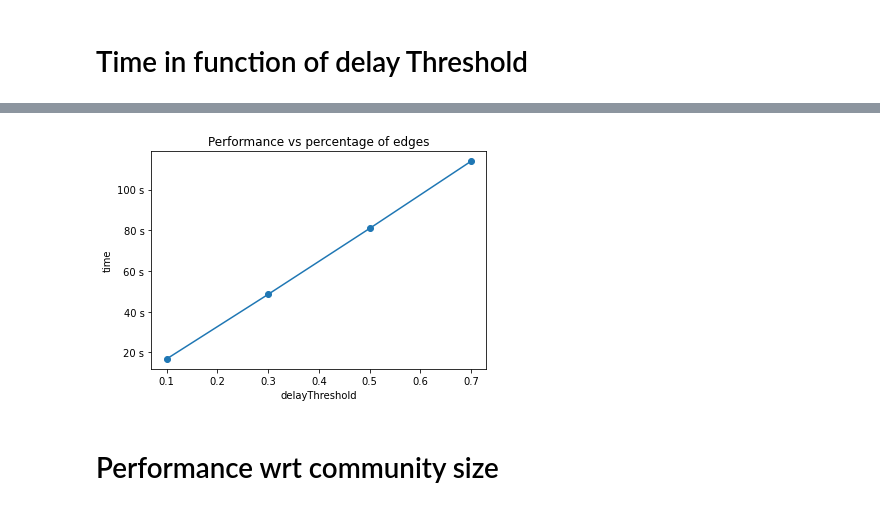
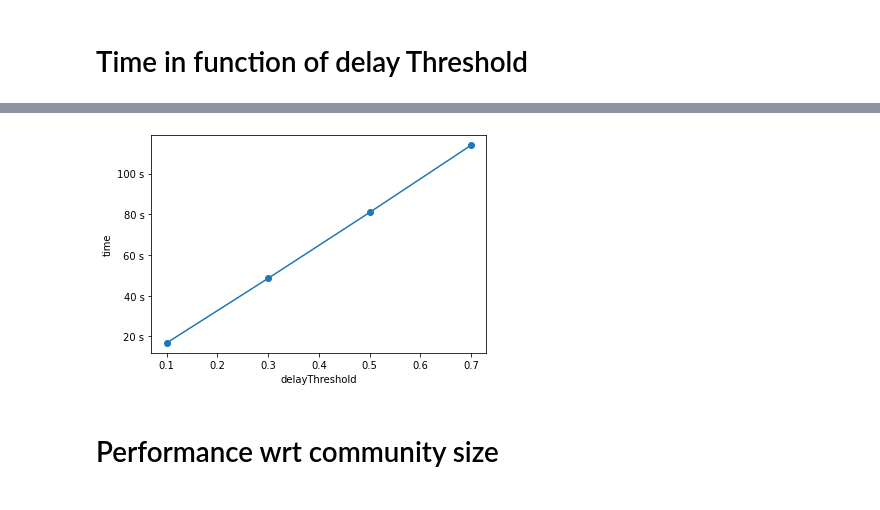
Before and after one commit to OscarPindaro/partition, a Jupyter notebook: Testing/testingPaps.ipynb, the cells around one changed output, grey strips where cells are left out. Drawn from its saved outputs; the diff is of its cells as text; code cells hidden in the pictures.

```diff
--- a/Testing/testingPaps.ipynb
+++ b/Testing/testingPaps.ipynb
@@ -88,12 +105,12 @@ timeNodes5000=[float(x["Mediana"])/1000 if x["Mediana"]!='ZZZ' else 0 for x in i
 # %%
 plt.plot(delays, timeNodes5000, 'o-')
 #plt.legend()
-plt.title("Performance vs percentage of edges")
+#plt.title("Performance vs percentage of edges")
 plt.xlabel("delayThreshold")
 plt.ylabel("time")
 plt.gca().yaxis.set_major_formatter(FormatStrFormatter('%.f s'))
 # %% [output]
-[figure, old version]
+[figure, new version]
 # %% [markdown]
 # Performance wrt community size
 # %%
```
Also changed, not shown: parts of 19 cells of this notebook, 7 other files.
